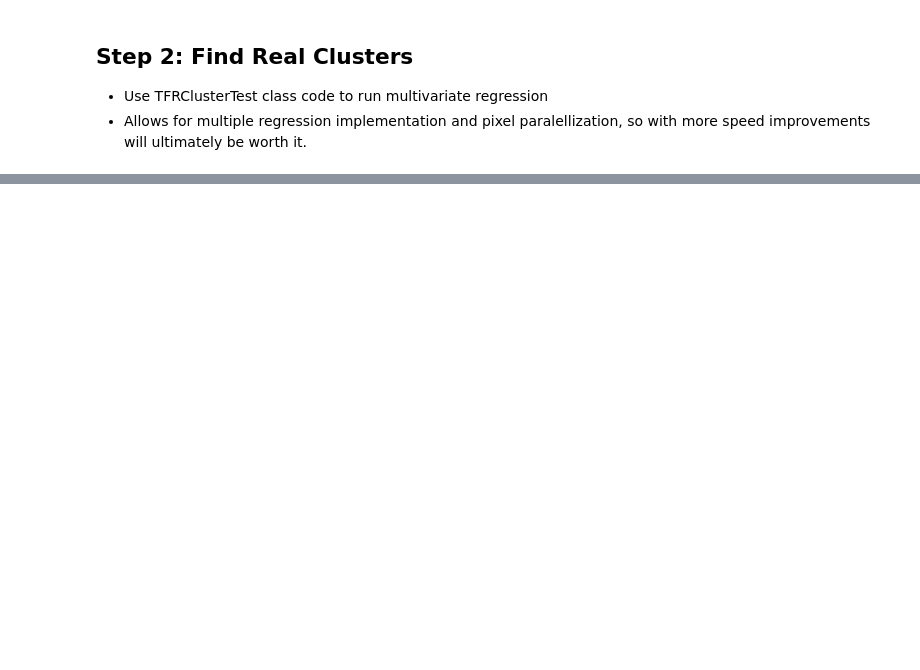
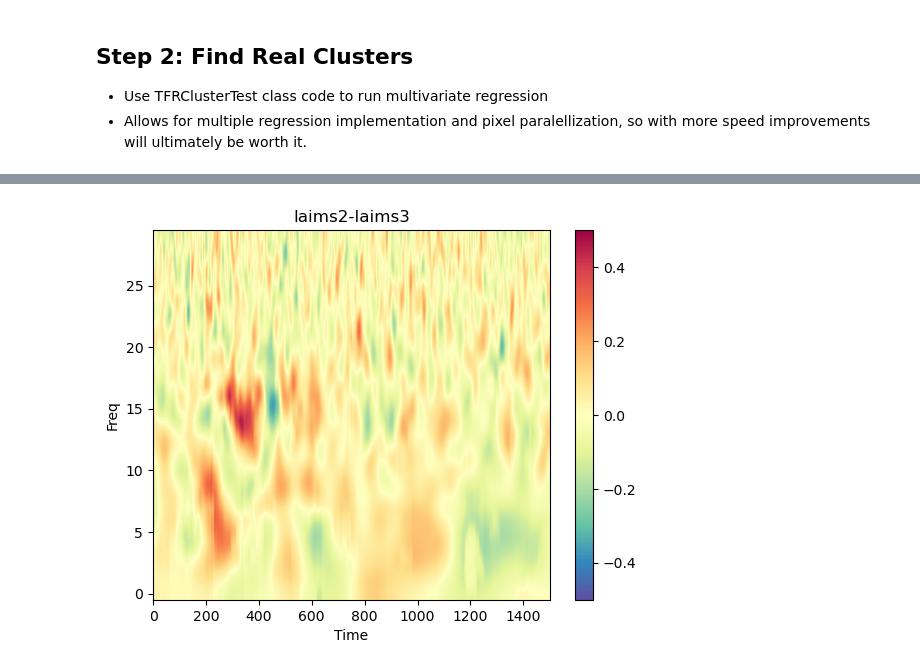
Before and after one commit to aliefink/NeuroCluster, a Jupyter notebook: notebooks/NeuroCluster_DEV.ipynb, the cells around one changed output, grey strips where cells are left out. Cells and saved outputs as stored; diff of their text form; code cells hidden in the pictures; blank space fills up the shorter version.

```diff
--- a/notebooks/NeuroCluster_DEV.ipynb
+++ b/notebooks/NeuroCluster_DEV.ipynb
@@ -90,34 +122,3 @@ multi_reg_vars
-# %%
-# set ROI for single ROI anaylsis
-if current_user == 'alie':
-#     roi = 'ains'
-    # set all variables included mutliple regression
-    multi_reg_vars = ['GambleChoice','TrialEV','TotalProfit','decisionCPE']
-    # set main variable of interest for permutations
-    permute_var = 'decisionCPE'
-    # load subj behavior data
-#     beh_df = pd.read_csv(f'{beh_dir}{subj_id}_task_data')
-    beh_df = power_epochs.metadata.copy()
-    # beh_df['subj_id'] = subj_id
-    # add TrialEV to df
-    beh_df['TrialEV'] = beh_df.GambleEV - beh_df.SafeBet
-    # clean subj dataframe from fail trials/nan values in vars of interest
-    # beh_df = beh_df[(beh_df.GambleChoice=='gamble')|(beh_df.GambleChoice=='safe')]
-#     beh_df = beh_df[(beh_df.Outcome=='good')|(beh_df.Outcome=='bad')]
-
-    # zscore continuous variables
-    beh_df[multi_reg_vars[1:]] = pd.DataFrame({f'{var}':zscore(beh_df[var])  for var in multi_reg_vars[1:]})
-    # format final beh_df
-    beh_df = beh_df[multi_reg_vars].reset_index(drop=True)
-    # convert choice to categorical variable
-    beh_df['GambleChoice'] = beh_df['GambleChoice'].astype('category')
-
-elif current_user == 'christina':
-    beh_df = prepare_regressor_df(power_epochs)
-    ## new function for getting elecs in ROI
-    roi = ['lpfc','ofc']
-    roi_subj_elecs = prepare_anat_dic(roi, f'{anat_dir}master_labels.csv')
-    roi_subj_elecs
 # %%
 #### class TFR_Cluster_Test dev + debugging
 
@@ -165,0 +191,9 @@ betas, tstats = cluster_test.tfr_regression()
+# %%
+plt.imshow(betas, interpolation = 'Bicubic',cmap='Spectral_r', aspect='auto',origin='lower',vmin=-.5,vmax=.5)
+plt.colorbar()
+plt.ylabel('Freq')
+plt.xlabel('Time')
+plt.title(f'{power_epochs.ch_names[16]}')
+plt.show()
+# %% [output]
+[figure, added]
```
Also changed, not shown: parts of 25 cells of this notebook, 2 other files.
